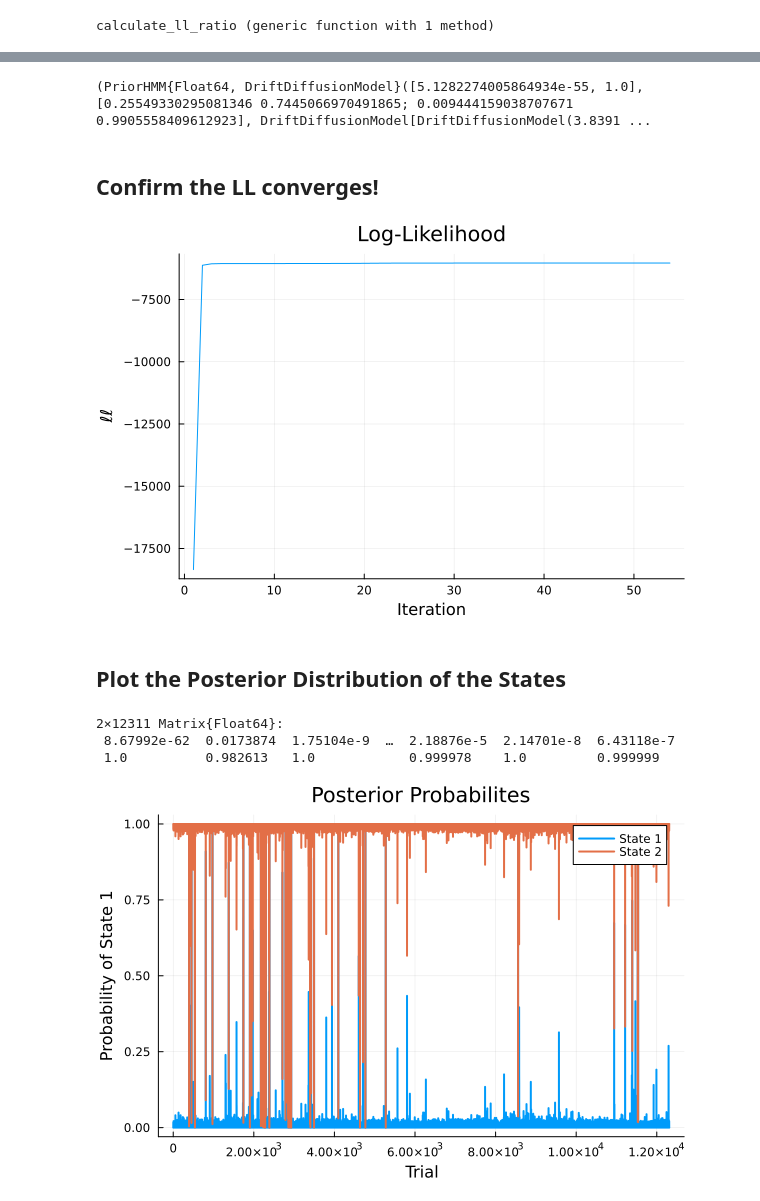
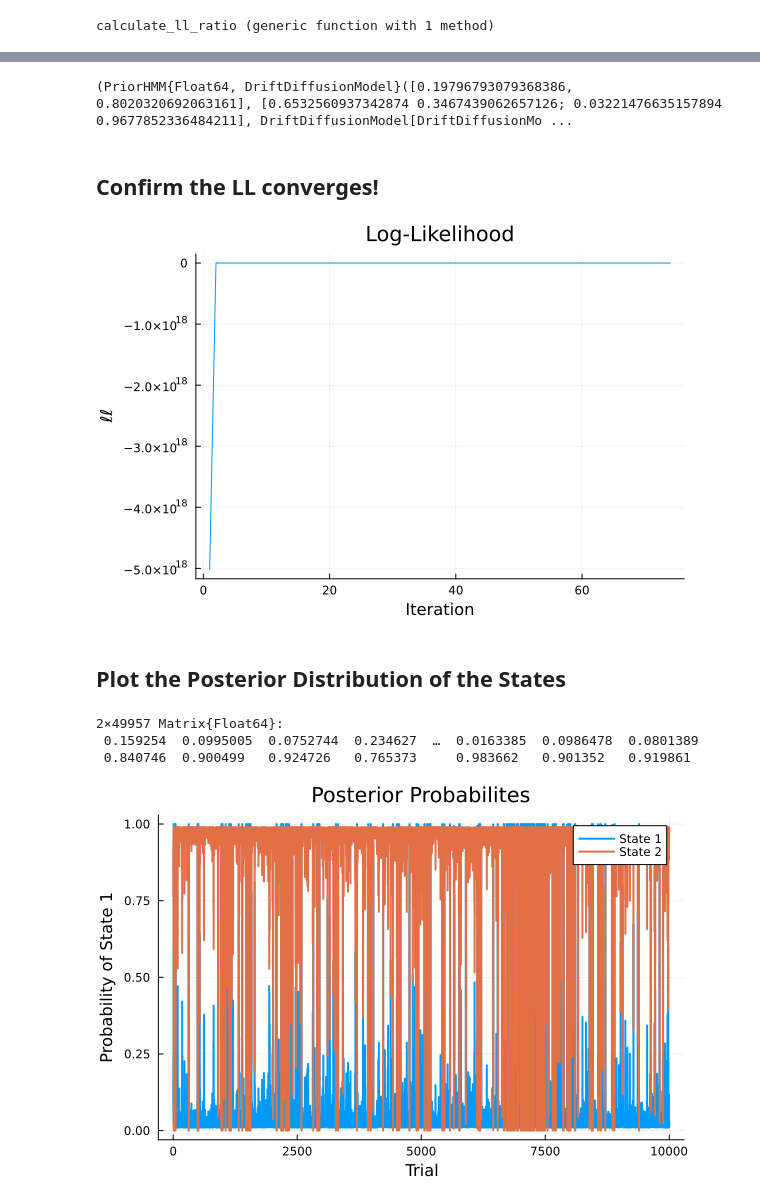
Before and after one commit to rsenne/DriftDiffusionModels.jl, a Jupyter notebook: notebooks/HMMDDM_mouse_data.ipynb, the cells around one changed output, grey strips where cells are left out. Drawn from its saved outputs; the diff is of its cells as text; code cells hidden in the pictures.

```diff
--- a/notebooks/HMMDDM_mouse_data.ipynb
+++ b/notebooks/HMMDDM_mouse_data.ipynb
@@ -157,29 +170,29 @@ display(current())
 # %%
 # generate a HMM to start from
-trans_guess = [0.5 0.5; 0.5 0.5]
+trans_guess = [0.95 0.05; 0.05 0.95]
 init_guess = [0.99, 0.01]
 
-ddm_1_guess = DriftDiffusionModel(10, 1, 0.5, 1)
-ddm_2_guess = DriftDiffusionModel(1, 0.1, 0.5, 1)
+ddm_1_guess = DriftDiffusionModel(10, 0.1, 0.5, 0.25, 1)
+ddm_2_guess = DriftDiffusionModel(2, 1.0, 0.5, 0.75, 1)
 
 dists_guess = [ddm_1_guess, ddm_2_guess]
 
 # create a prior distirbution for the initial states and transition matrix (sticky HMM)
 α₀ = ones(2)
-αₜ = ones(2, 2) .* 3
+αₜ = ones(2, 2) .* 2
 # αₜ[diagind(αₜ)] .= 2
 
 hmm = PriorHMM(init_guess, trans_guess, dists_guess, αₜ, α₀)
 
 hmm_est, lls = baum_welch(hmm, all_results; seq_ends=seq_ends)
 # %% [output]
-(PriorHMM{Float64, DriftDiffusionModel}([5.1282274005864934e-55, 1.0], [0.25549330295081346 0.7445066970491865; 0.009444159038707671 0.9905558409612923], DriftDiffusionModel[DriftDiffusionModel(3.8391 ...
+(PriorHMM{Float64, DriftDiffusionModel}([0.19796793079368386, 0.8020320692063161], [0.6532560937342874 0.3467439062657126; 0.03221476635157894 0.9677852336484211], DriftDiffusionModel[DriftDiffusionMo ...
 # %% [markdown]
 ## Confirm the LL converges!
 # %%
 plot(lls, title="Log-Likelihood", xlabel="Iteration", ylabel="ℓℓ", legend=false)
 # %% [output]
-[figure, old version]
+[figure, new version]
 # %% [markdown]
 ## Plot the Posterior Distribution of the States
 # %%
@@ -187,11 +200,11 @@ plot(lls, title="Log-Likelihood", xlabel="Iteration", ylabel="ℓℓ", legend=fa
 posterior = forward(hmm_est, all_results; seq_ends=seq_ends)
 γ = posterior[1]
 # %% [output]
-2×12311 Matrix{Float64}:
- 8.67992e-62  0.0173874  1.75104e-9  …  2.18876e-5  2.14701e-8  6.43118e-7
- 1.0          0.982613   1.0            0.999978    1.0         0.999999
+2×49957 Matrix{Float64}:
+ 0.159254  0.0995005  0.0752744  0.234627  …  0.0163385  0.0986478  0.0801389
+ 0.840746  0.900499   0.924726   0.765373     0.983662   0.901352   0.919861
 # %%
-plot(γ[1, :], title="Posterior Probabilites", xlabel="Trial", ylabel="Probability of State 1", label="State 1", linewidth=2)
-plot!(γ[2, :], label="State 2", linewidth=2)
+plot(γ[1, 1:10000], title="Posterior Probabilites", xlabel="Trial", ylabel="Probability of State 1", label="State 1", linewidth=2)
+plot!(γ[2, 1:10000], label="State 2", linewidth=2)
 # %% [output]
-[figure, old version]
+[figure, new version]
```
Also changed, not shown: parts of 6 cells of this notebook.
